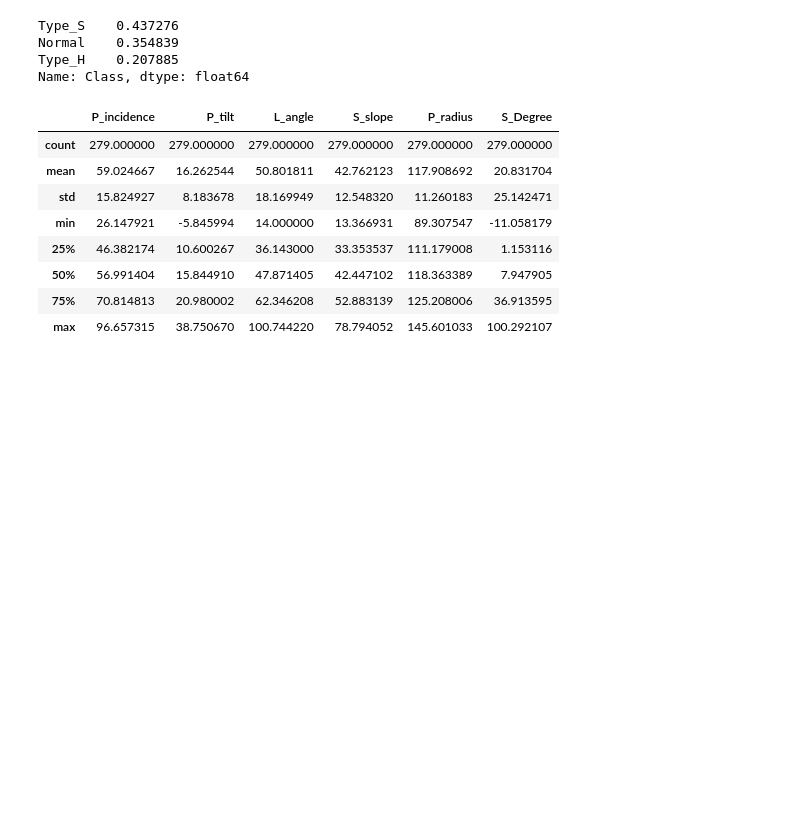
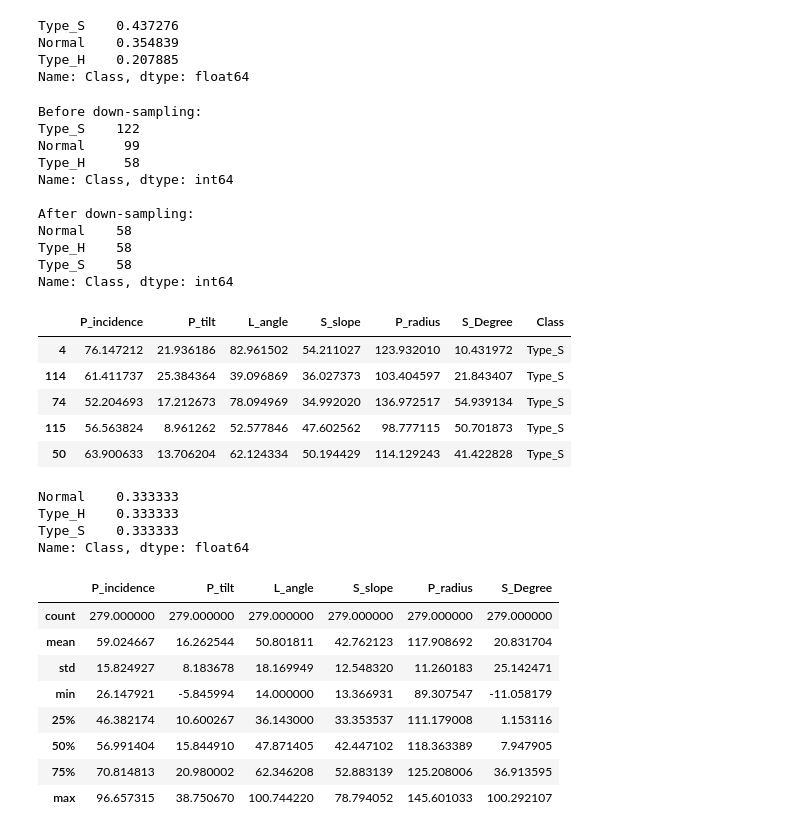
Before and after one commit to vishnudas-raveendran/PGP-AIML, a Jupyter notebook: Supervised Learning/Project Supervised Learning/KNN based Patient Condition Prediction.ipynb, the cells around one changed output. Saved outputs shown, nothing was run; the diff lists cells and outputs as text; code cells hidden in the pictures; blank space fills up the shorter version.

```diff
--- a/Supervised Learning/Project Supervised Learning/KNN based Patient Condition Prediction.ipynb
+++ b/Supervised Learning/Project Supervised Learning/KNN based Patient Condition Prediction.ipynb
@@ -190,6 +194,57 @@ Type_S    0.437276
 Normal    0.354839
 Type_H    0.207885
 Name: Class, dtype: float64
+# %%
+from sklearn.utils import resample
+
+# Separate majority and minority classes
+df_type_S = dataset[dataset.Class == 'Type_S']
+df_normal = dataset[dataset.Class == 'Normal']
+df_type_H = dataset[dataset.Class == 'Type_H']
+
+print(f"Before down-sampling: \n{dataset.Class.value_counts()}\n")
+
+df_dsampled_type_S = resample(df_type_S,
+                                 replace=False,     # down-sample with replacement
+                                 n_samples=58,    # to match majority class
+                                 random_state=123) # reproducible results
+
+df_dsampled_normal = resample(df_normal,
+                                 replace=False,     # down-sample with replacement
+                                 n_samples=58,    # to match majority class
+                                 random_state=123) # reproducible results
+
+# Combine majority class with upsampled minority class
+df_dsampled = pd.concat([df_dsampled_type_S, df_dsampled_normal,df_type_H])
+
+# Display new class counts
+print(f"After down-sampling: \n{df_dsampled.Class.value_counts()}")
+df_dsampled.head()
+# %% [output]
+Before down-sampling:
+Type_S    122
+Normal     99
+Type_H     58
+Name: Class, dtype: int64
+
+After down-sampling:
+Normal    58
+Type_H    58
+Type_S    58
+Name: Class, dtype: int64
+|  | P_incidence | P_tilt | L_angle | S_slope | P_radius | S_Degree | Class |
+| 4 | 76.147212 | 21.936186 | 82.961502 | 54.211027 | 123.932010 | 10.431972 | Type_S |
+| 114 | 61.411737 | 25.384364 | 39.096869 | 36.027373 | 103.404597 | 21.843407 | Type_S |
+| 74 | 52.204693 | 17.212673 | 78.094969 | 34.992020 | 136.972517 | 54.939134 | Type_S |
+| 115 | 56.563824 | 8.961262 | 52.577846 | 47.602562 | 98.777115 | 50.701873 | Type_S |
+| 50 | 63.900633 | 13.706204 | 62.124334 | 50.194429 | 114.129243 | 41.422828 | Type_S |
+# %%
+df_dsampled['Class'].value_counts(normalize=True)
+# %% [output]
+Normal    0.333333
+Type_H    0.333333
+Type_S    0.333333
+Name: Class, dtype: float64
 # %%
 dataset.describe()
 # %% [output]
```
Also changed, not shown: parts of 17 cells of this notebook, 3 other files.
